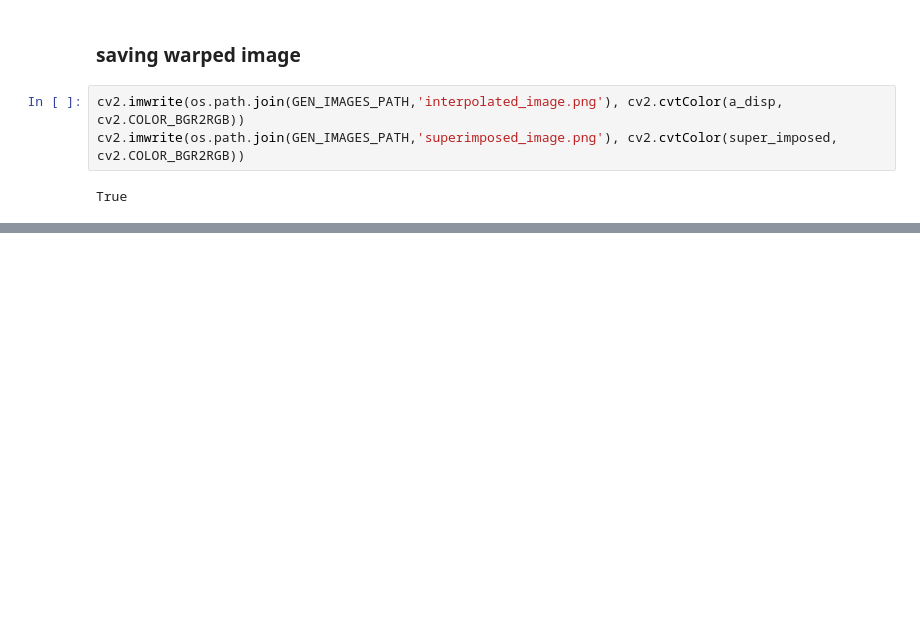
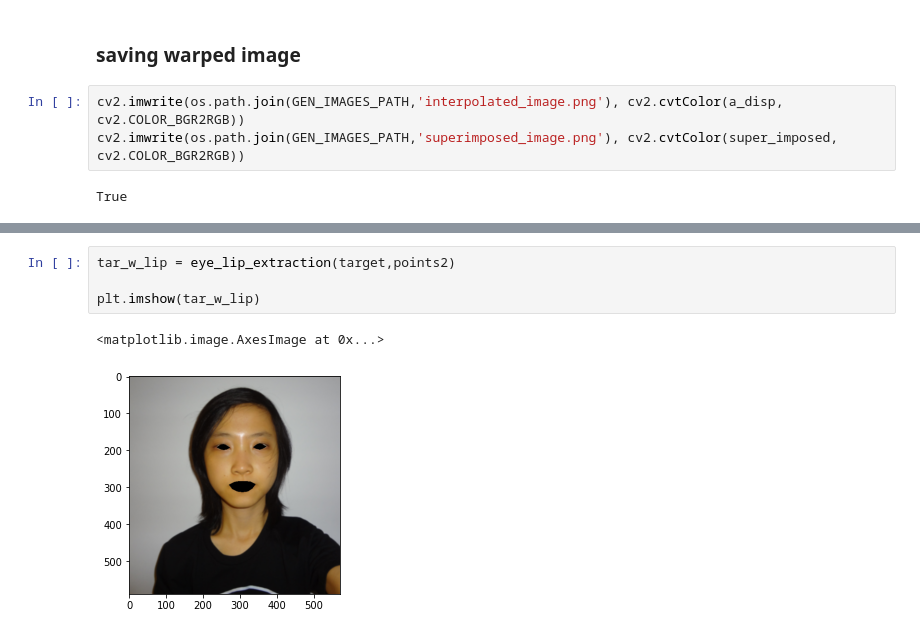
Before and after one commit to shaunak-badani/Digital-Makeup-Face-Generation, a Jupyter notebook: src/Digital Makeup Face Generation.ipynb, the cells around one changed output, grey strips where cells are left out. Saved outputs shown, nothing was run; the diff lists cells and outputs as text; blank space fills up the shorter version.

```diff
--- a/src/Digital Makeup Face Generation.ipynb
+++ b/src/Digital Makeup Face Generation.ipynb
@@ -322,0 +375,7 @@ True
+# %%
+tar_w_lip = eye_lip_extraction(target,points2)
+
+plt.imshow(tar_w_lip)
+# %% [output]
+<matplotlib.image.AxesImage at 0x...>
+[figure, added]
```
Also changed, not shown: parts of 24 cells of this notebook.
